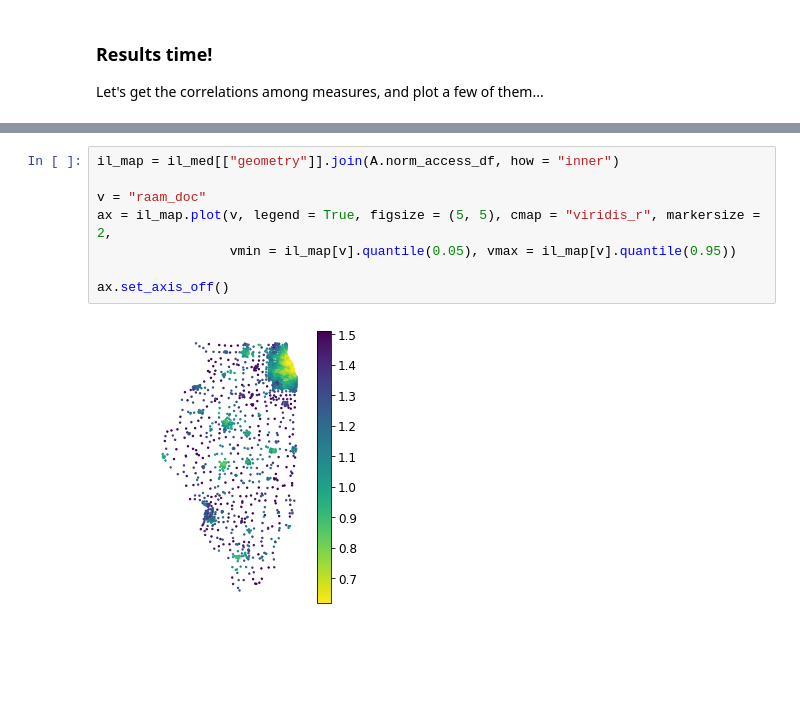
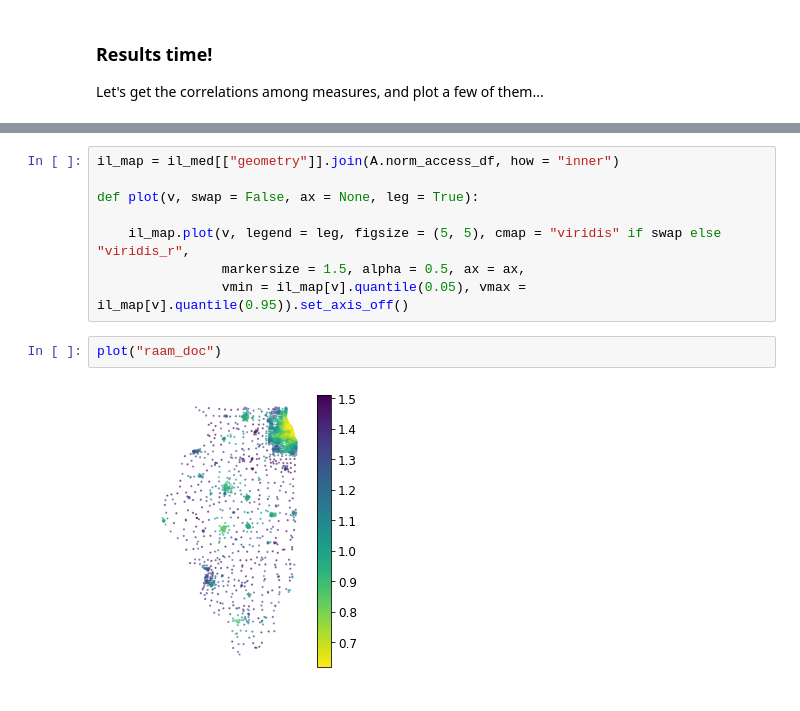
Before and after one commit to pysal/access, a Jupyter notebook: notebooks/examples.ipynb, the cells around one changed output, grey strips where cells are left out. Drawn from its saved outputs; the diff is of its cells as text; blank space fills up the shorter version.

```diff
--- a/notebooks/examples.ipynb
+++ b/notebooks/examples.ipynb
@@ -112,10 +163,12 @@ A.norm_access_df.corr()
 # %%
 il_map = il_med[["geometry"]].join(A.norm_access_df, how = "inner")
 
-v = "raam_doc"
-ax = il_map.plot(v, legend = True, figsize = (5, 5), cmap = "viridis_r", markersize = 2,
-                 vmin = il_map[v].quantile(0.05), vmax = il_map[v].quantile(0.95))
+def plot(v, swap = False, ax = None, leg = True):
 
-ax.set_axis_off()
+    il_map.plot(v, legend = leg, figsize = (5, 5), cmap = "viridis" if swap else "viridis_r",
+                markersize = 1.5, alpha = 0.5, ax = ax,
+                vmin = il_map[v].quantile(0.05), vmax = il_map[v].quantile(0.95)).set_axis_off()
-# %% [output]
-[figure, removed]
+# %%
+plot("raam_doc")
+# %% [output]
+[figure, added]
```
Also changed, not shown: parts of 17 cells of this notebook, 7 other files.
